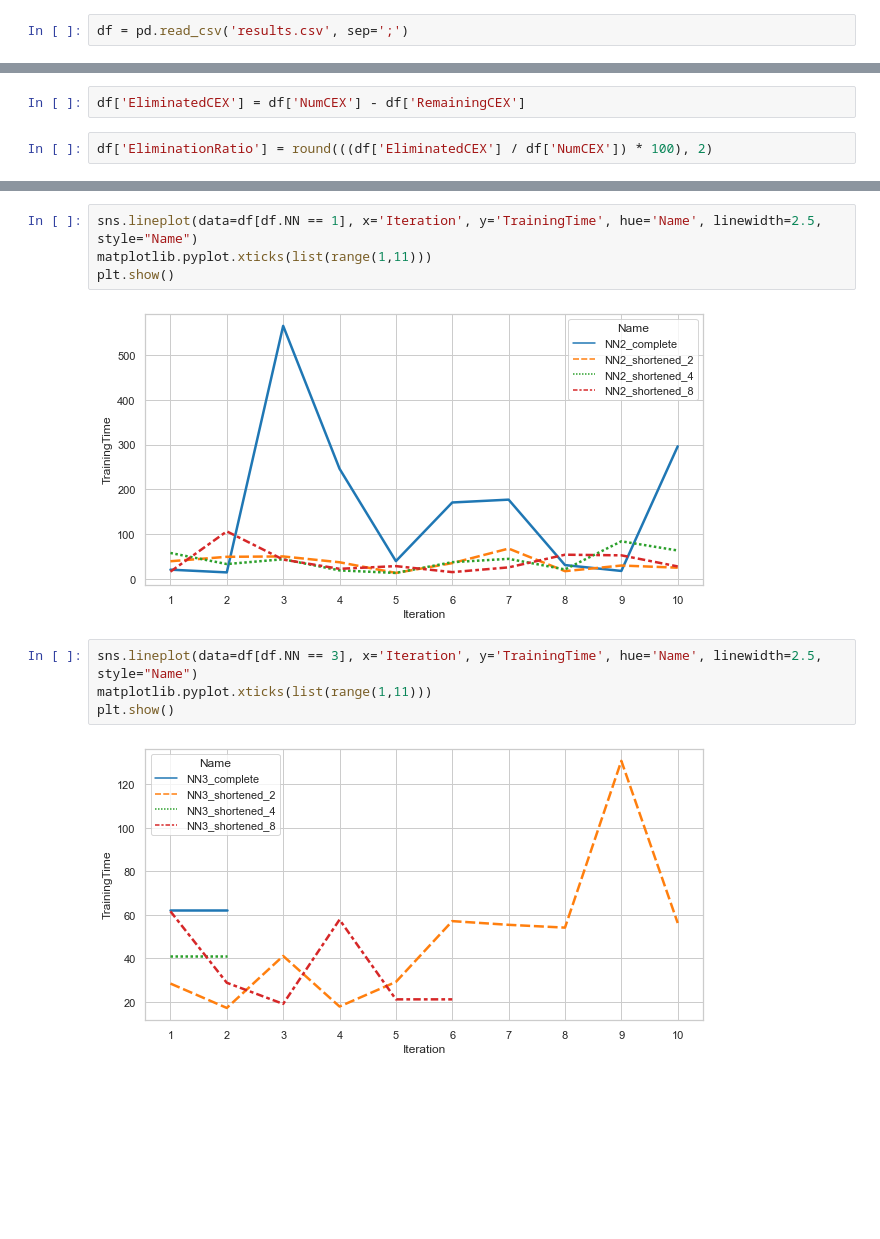
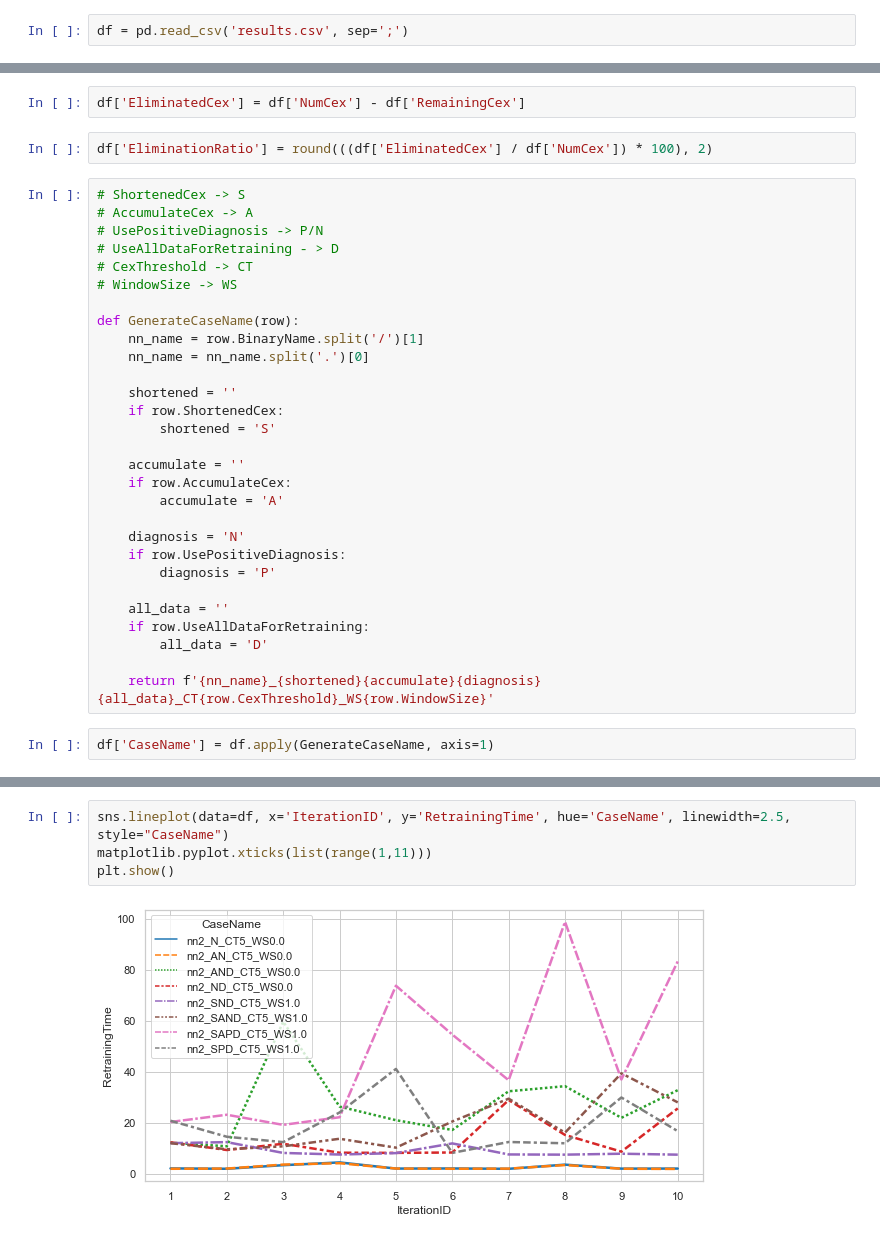
Before and after one commit to 314szke/NNCS, a Jupyter notebook: results/AnalyseExperiments.ipynb, the cells around one changed output, grey strips where cells are left out. Drawn from its saved outputs; the diff is of its cells as text; blank space fills up the shorter version.

```diff
--- a/results/AnalyseExperiments.ipynb
+++ b/results/AnalyseExperiments.ipynb
@@ -25,7 +33,38 @@ df['Name'] = df[['NN', 'Shortened', 'WindowSize']].apply(GenerateName, axis=1)
 # %%
-df['EliminatedCEX'] = df['NumCEX'] - df['RemainingCEX']
+df['EliminatedCex'] = df['NumCex'] - df['RemainingCex']
 # %%
-df['EliminationRatio'] = round(((df['EliminatedCEX'] / df['NumCEX']) * 100), 2)
+df['EliminationRatio'] = round(((df['EliminatedCex'] / df['NumCex']) * 100), 2)
+# %%
+# ShortenedCex -> S
+# AccumulateCex -> A
+# UsePositiveDiagnosis -> P/N
+# UseAllDataForRetraining - > D
+# CexThreshold -> CT
+# WindowSize -> WS
+
+def GenerateCaseName(row):
+    nn_name = row.BinaryName.split('/')[1]
+    nn_name = nn_name.split('.')[0]
+
+    shortened = ''
+    if row.ShortenedCex:
+        shortened = 'S'
+
+    accumulate = ''
+    if row.AccumulateCex:
+        accumulate = 'A'
+
+    diagnosis = 'N'
+    if row.UsePositiveDiagnosis:
+        diagnosis = 'P'
+
+    all_data = ''
+    if row.UseAllDataForRetraining:
+        all_data = 'D'
+
+    return f'{nn_name}_{shortened}{accumulate}{diagnosis}{all_data}_CT{row.CexThreshold}_WS{row.WindowSize}'
+# %%
+df['CaseName'] = df.apply(GenerateCaseName, axis=1)
 # %%
 df.head()
 # %% [output]
@@ -38,13 +77,7 @@ df.head()
 # %%
-sns.lineplot(data=df[df.NN == 1], x='Iteration', y='TrainingTime', hue='Name', linewidth=2.5, style="Name")
+sns.lineplot(data=df, x='IterationID', y='RetrainingTime', hue='CaseName', linewidth=2.5, style="CaseName")
 matplotlib.pyplot.xticks(list(range(1,11)))
 plt.show()
 # %% [output]
-[figure, old version]
+[figure, new version]
-# %%
-sns.lineplot(data=df[df.NN == 3], x='Iteration', y='TrainingTime', hue='Name', linewidth=2.5, style="Name")
-matplotlib.pyplot.xticks(list(range(1,11)))
-plt.show()
-# %% [output]
-[figure, removed]
 # %%
```
Also changed, not shown: parts of 8 cells of this notebook.
